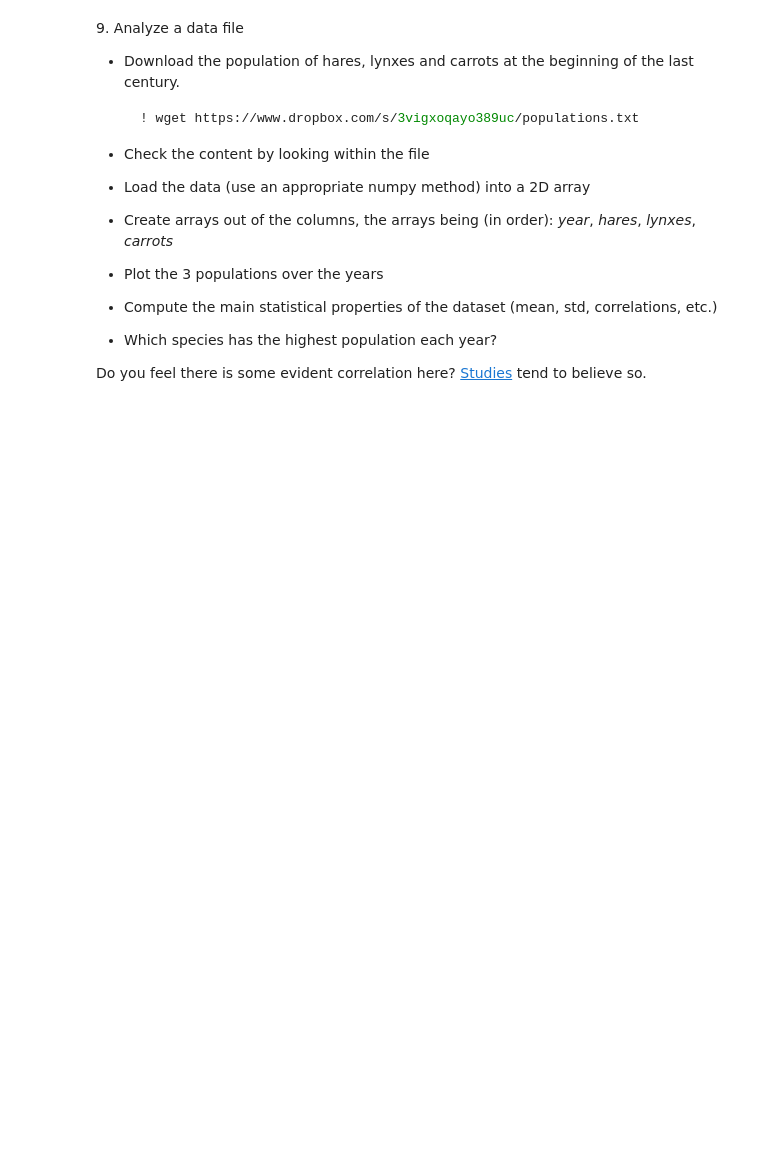
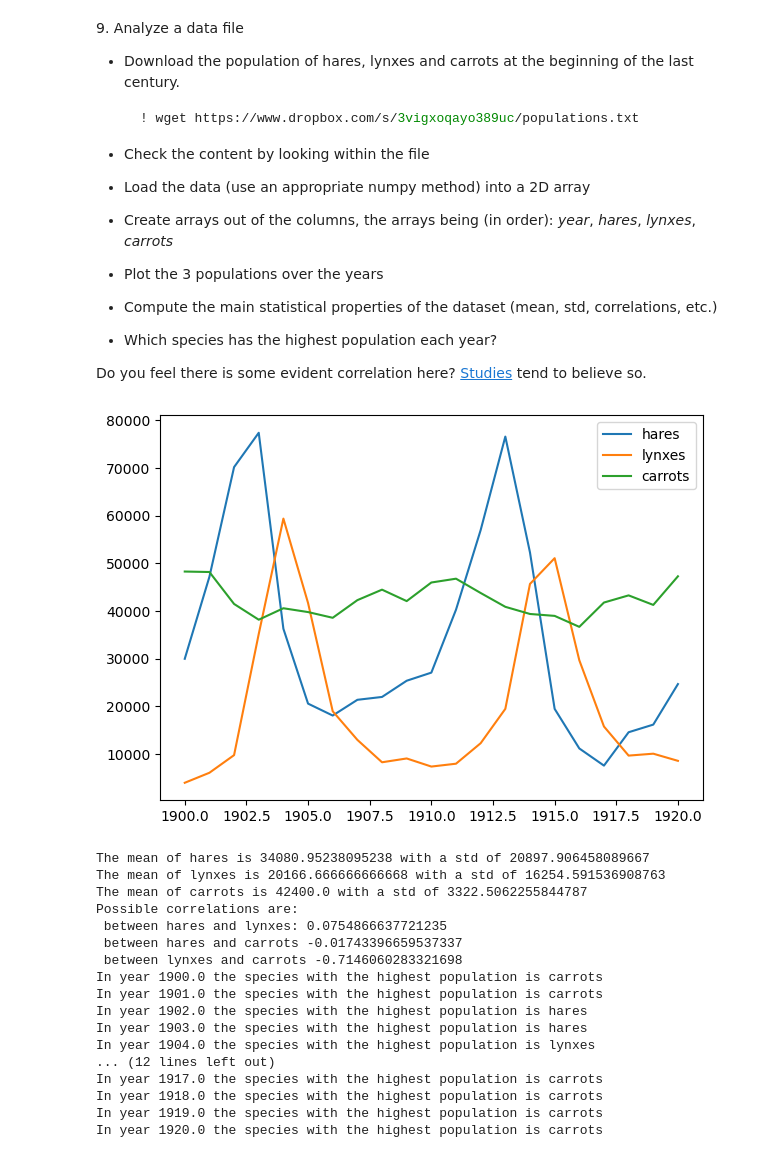
Before and after one commit to RiccardoTancredi/LaboratoryOfComputationalPhysics_Y5, a Jupyter notebook: 04ex_Numpy.ipynb, the cells around one changed output. Saved outputs shown, nothing was run; the diff lists cells and outputs as text; code cells hidden in the pictures; blank space fills up the shorter version.

```diff
--- a/04ex_Numpy.ipynb
+++ b/04ex_Numpy.ipynb
@@ -231,3 +256,40 @@ Did you get what you expected?
   * Which species has the highest population each year?
 
 Do you feel there is some evident correlation here? [Studies](https://www.enr.gov.nt.ca/en/services/lynx/lynx-snowshoe-hare-cycle) tend to believe so.
+# %%
+txt = np.loadtxt('populations.txt')
+years = txt[..., 0]
+hares, lynxes, carrots = txt[..., 1], txt[..., 2], txt[..., 3]
+plt.figure(figsize=(7,5))
+plt.plot(years, hares, label='hares')
+plt.plot(years, lynxes, label='lynxes')
+plt.plot(years, carrots, label='carrots')
+plt.legend(loc='best')
+plt.show()
+print(f"The mean of hares is {hares.mean()} with a std of {hares.std()}")
+print(f"The mean of lynxes is {lynxes.mean()} with a std of {lynxes.std()}")
+print(f"The mean of carrots is {carrots.mean()} with a std of {carrots.std()}")
+print(f"Possible correlations are: \n between hares and lynxes: {np.cov(hares, lynxes)[0, 1]/(hares.std()*lynxes.std())}")
+print(f" between hares and carrots {np.cov(hares, carrots)[0, 1]/(hares.std()*carrots.std())} \n between lynxes and carrots {np.cov(lynxes, carrots)[0, 1]/(lynxes.std()*carrots.std())}")
+species = ['hares', 'lynxes', 'carrots']
+for element, year in zip(txt[..., 1:], years):
+    print(f"In year {year} the species with the highest population is {species[np.argmax(element)]}")
+# %% [output]
+[figure, added]
+The mean of hares is 34080.95238095238 with a std of 20897.906458089667
+The mean of lynxes is 20166.666666666668 with a std of 16254.591536908763
+The mean of carrots is 42400.0 with a std of 3322.5062255844787
+Possible correlations are:
+ between hares and lynxes: 0.0754866637721235
+ between hares and carrots -0.01743396659537337
+ between lynxes and carrots -0.7146060283321698
+In year 1900.0 the species with the highest population is carrots
+In year 1901.0 the species with the highest population is carrots
+In year 1902.0 the species with the highest population is hares
+In year 1903.0 the species with the highest population is hares
+In year 1904.0 the species with the highest population is lynxes
+... (12 lines left out)
+In year 1917.0 the species with the highest population is carrots
+In year 1918.0 the species with the highest population is carrots
+In year 1919.0 the species with the highest population is carrots
+In year 1920.0 the species with the highest population is carrots
```
Also changed, not shown: parts of 4 cells of this notebook.
